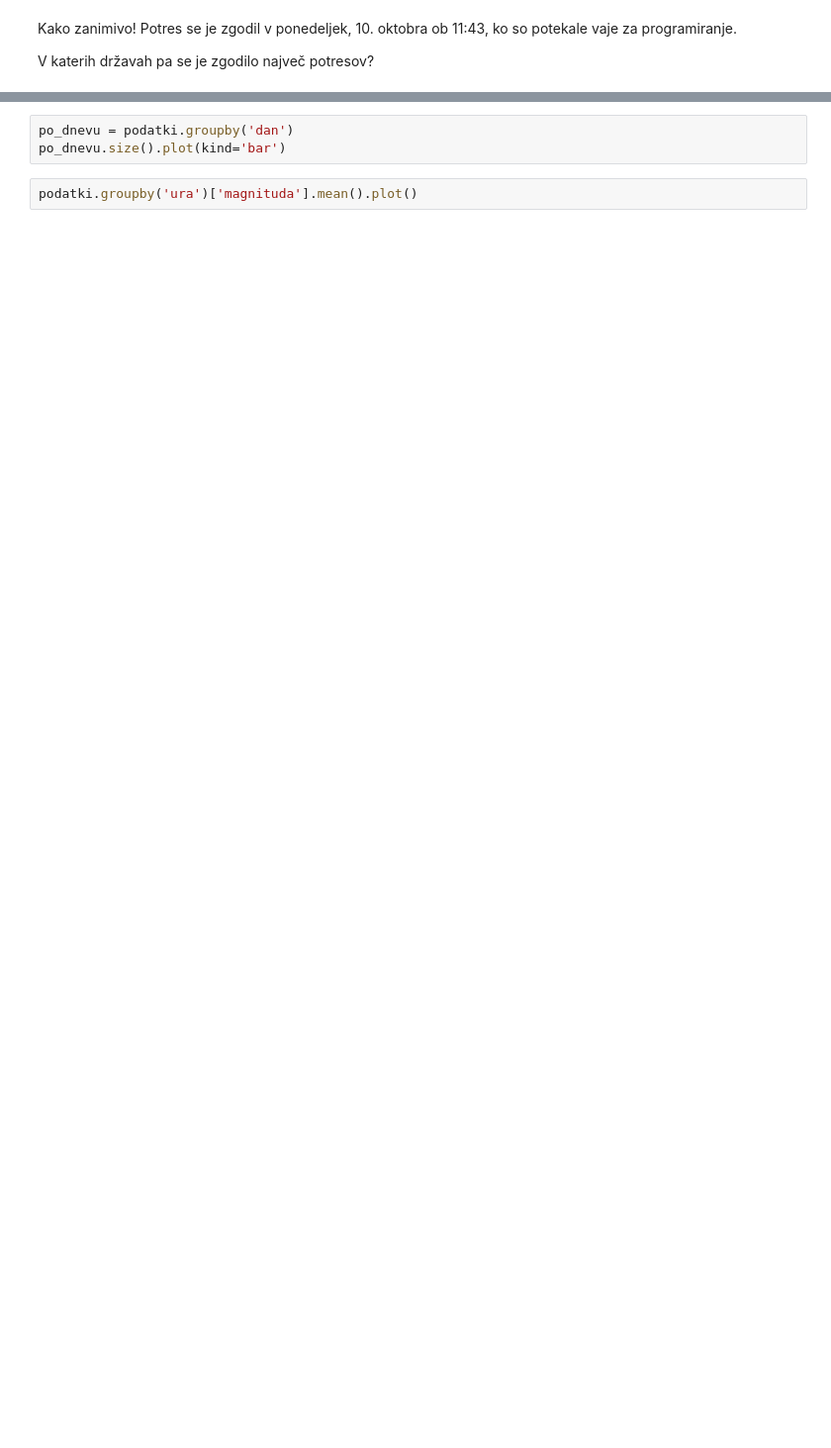
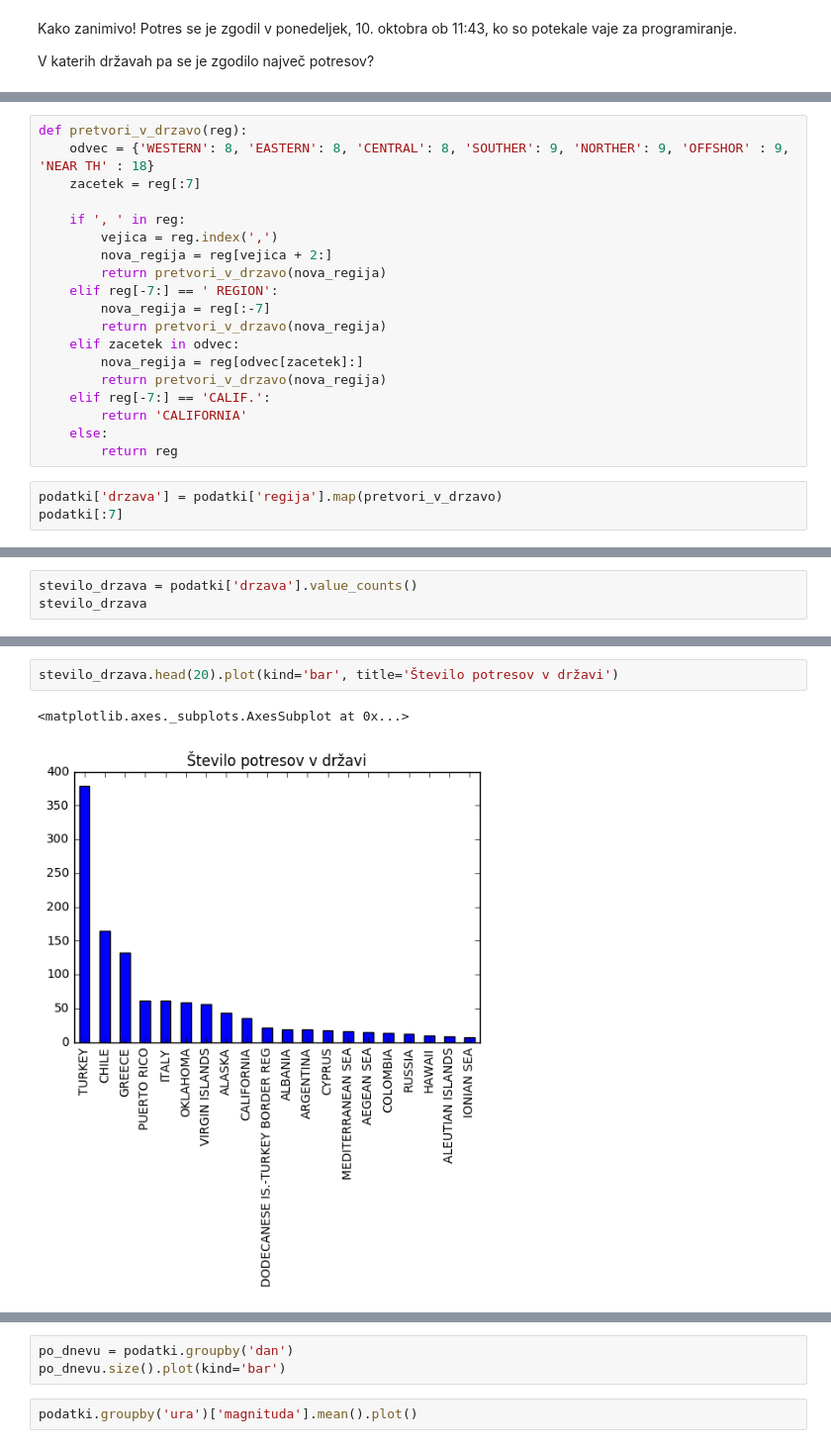
Before and after one commit to tjasabajc/Potresi, a Jupyter notebook: delovnaverzija.ipynb, the cells around one changed output, grey strips where cells are left out. Shown: that part at 99% size. Saved outputs shown, nothing was run; the diff lists cells and outputs as text; blank space fills up the shorter version.

```diff
--- a/delovnaverzija.ipynb
+++ b/delovnaverzija.ipynb
@@ -92,0 +103,22 @@ Opazimo pa tudi težavo. Sklepali bi, da so potresno aktivna območja deljena v
+# %%
+def pretvori_v_drzavo(reg):
+    odvec = {'WESTERN': 8, 'EASTERN': 8, 'CENTRAL': 8, 'SOUTHER': 9, 'NORTHER': 9, 'OFFSHOR' : 9, 'NEAR TH' : 18}
+    zacetek = reg[:7]
+
+    if ', ' in reg:
+        vejica = reg.index(',')
+        nova_regija = reg[vejica + 2:]
+        return pretvori_v_drzavo(nova_regija)
+    elif reg[-7:] == ' REGION':
+        nova_regija = reg[:-7]
+        return pretvori_v_drzavo(nova_regija)
+    elif zacetek in odvec:
+        nova_regija = reg[odvec[zacetek]:]
+        return pretvori_v_drzavo(nova_regija)
+    elif reg[-7:] == 'CALIF.':
+        return 'CALIFORNIA'
+    else:
+        return reg
+# %%
+podatki['drzava'] = podatki['regija'].map(pretvori_v_drzavo)
+podatki[:7]
@@ -92,0 +137,3 @@ Opazimo pa tudi težavo. Sklepali bi, da so potresno aktivna območja deljena v
+# %%
+stevilo_drzava = podatki['drzava'].value_counts()
+stevilo_drzava
@@ -92,0 +157,5 @@ Opazimo pa tudi težavo. Sklepali bi, da so potresno aktivna območja deljena v
+# %%
+stevilo_drzava.head(20).plot(kind='bar', title='Število potresov v državi')
+# %% [output]
+<matplotlib.axes._subplots.AxesSubplot at 0x...>
+[figure, added]
```
Also changed, not shown: parts of 16 cells of this notebook.
